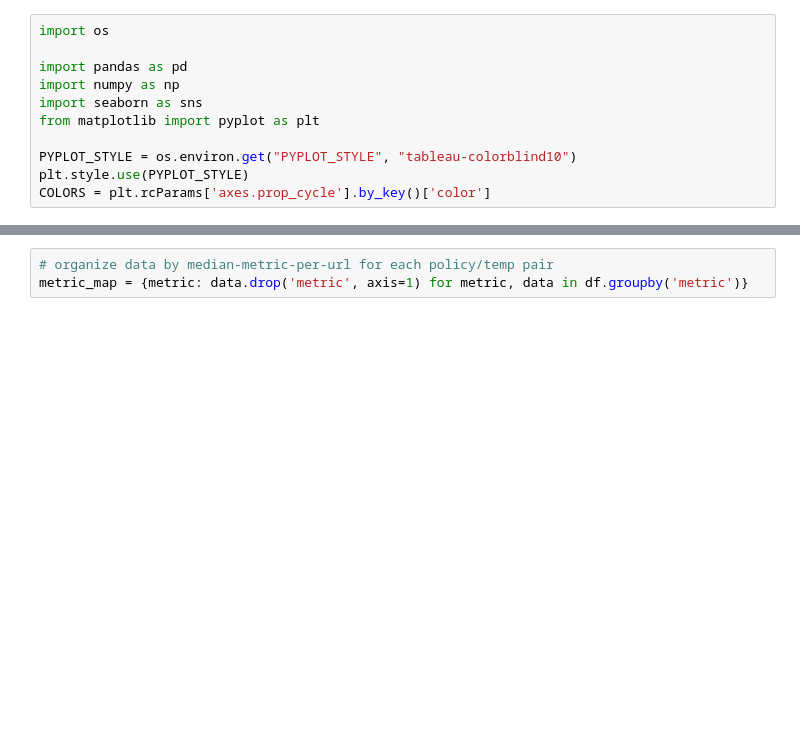
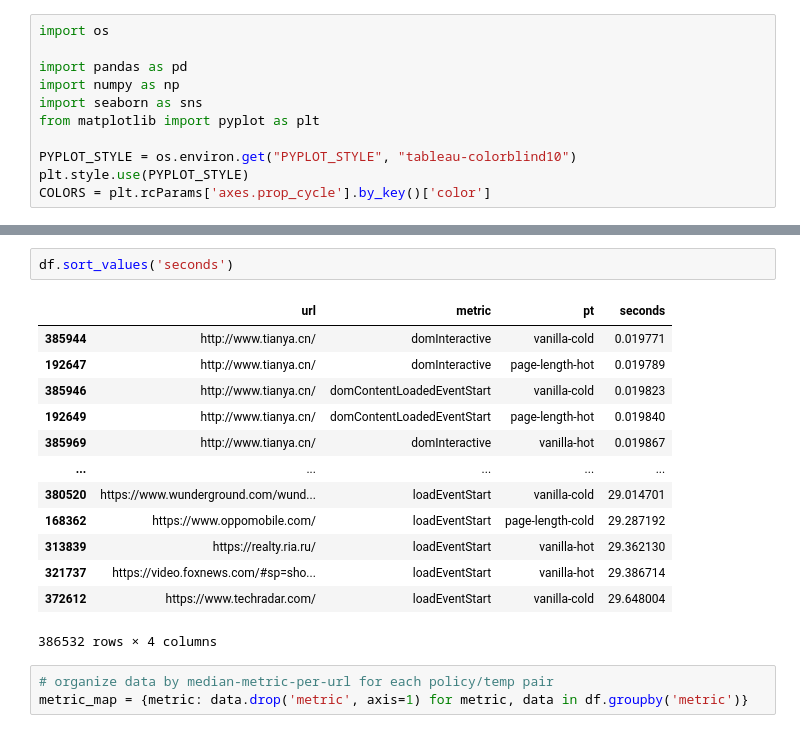
Before and after one commit to jueckstock/efs-perf-tester, a Jupyter notebook: analysis/sync-curves.ipynb, the cells around one changed output, grey strips where cells are left out. Cells and saved outputs as stored; diff of their text form; blank space fills up the shorter version.

```diff
--- a/analysis/sync-curves.ipynb
+++ b/analysis/sync-curves.ipynb
@@ -33,3 +33,19 @@ df
+# %%
+df.sort_values('seconds')
+# %% [output]
+|  | url | metric | pt | seconds |
+| 385944 | http://www.tianya.cn/ | domInteractive | vanilla-cold | 0.019771 |
+| 192647 | http://www.tianya.cn/ | domInteractive | page-length-hot | 0.019789 |
+| 385946 | http://www.tianya.cn/ | domContentLoadedEventStart | vanilla-cold | 0.019823 |
+| 192649 | http://www.tianya.cn/ | domContentLoadedEventStart | page-length-hot | 0.019840 |
+| 385969 | http://www.tianya.cn/ | domInteractive | vanilla-hot | 0.019867 |
+| ... | ... | ... | ... | ... |
+| 380520 | https://www.wunderground.com/wund... | loadEventStart | vanilla-cold | 29.014701 |
+| 168362 | https://www.oppomobile.com/ | loadEventStart | page-length-cold | 29.287192 |
+| 313839 | https://realty.ria.ru/ | loadEventStart | vanilla-hot | 29.362130 |
+| 321737 | https://video.foxnews.com/#sp=sho... | loadEventStart | vanilla-hot | 29.386714 |
+| 372612 | https://www.techradar.com/ | loadEventStart | vanilla-cold | 29.648004 |
+386532 rows × 4 columns
 # %%
 # organize data by median-metric-per-url for each policy/temp pair
 metric_map = {metric: data.drop('metric', axis=1) for metric, data in df.groupby('metric')}
```
Also changed, not shown: parts of 8 cells of this notebook, 4 other files.
